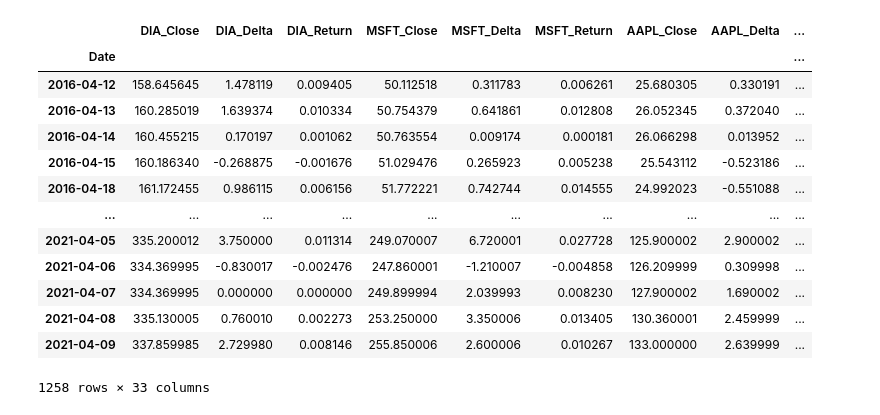
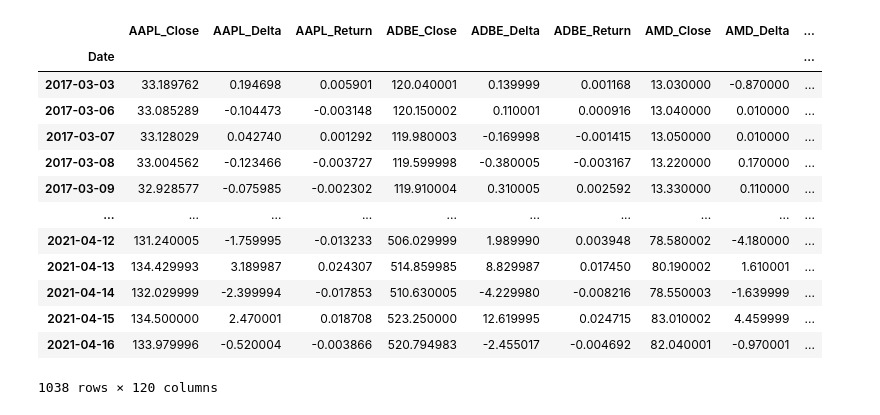
Before and after one commit to jmf1sh/jmf1sh.github.io, a Jupyter notebook: notebooks/2021-04-08-portfolio.ipynb, the cells around one changed output. Saved outputs shown, nothing was run; the diff lists cells and outputs as text; code cells hidden in the pictures.

```diff
--- a/notebooks/2021-04-08-portfolio.ipynb
+++ b/notebooks/2021-04-08-portfolio.ipynb
@@ -7,47 +7,86 @@ sns.set()
 import pandas as pd
 import yfinance as yf
 # %%
-symbols = ["DIA", "MSFT", "AAPL", "VAW", "VB", "XRT", "IVV", "GOOG", "JNJ", "SHOP", "AMC"]
+#https://finance.yahoo.com/most-active/heatmap
+
+symbols = [
+    #"DIA",
+    "MSFT", "AAPL",
+    "AMZN",
+    #"VAW", "VB", "XRT",
+    #"IVV",
+    "GOOG", "JNJ", "SHOP",
+    #"AMC",
+    "PLD",
+    "AMT", "CCI", "EQIX",
+    #"GME",
+    "UBER", "TSLA",
+    "NFLX", "NVDA", "TXN", "COST", "INTC", "PEP", "ADBE",
+    "NEM", "SCCO", "JPM", "TMO", "MSOS",
+    "VBF"
+]
+symbols = [
+    # from my Investopedia
+    "IVV", "DIA", "AAPL", "GOOG", "VB", "VAW", "XRT", "JNJ", "PLD", "JPM", "TMO", #"PLTR",
+
+    # new stonks to consider
+    "MSFT", "AMZN", "AMT", "CCI", "EQIX", #"UBER",
+    #"TSLA",
+    "NFLX", "NVDA", "TXN", "COST", "INTC", "PEP", "ADBE",
+    "NEM",  #"MSOS",
+    "VBF",
+    "PFE", "WFC",
+
+    "BAC", "CSCO", "XOM", "T",  "AZN",
+    "BABA", "BMY", "GE", "AMD", "C", #"BACHF",
+    "SNAP",
+
+    # blacklisted (useless?)
+    "SCCO", "VAW", "V",
+]
+symbols = list(set(symbols))
+
+symbols.sort()
 
 def get_history(*symbols):
     dfs = []
     for symbol in symbols:
         hist = yf.Ticker(symbol).history(period="5y")
         rename = {col: f"{symbol}_{col}" for col in hist.columns}
         hist = hist.rename(columns=rename)
         hist = hist.sort_index()
         hist
         close = hist[f"{symbol}_Close"].values
         delta = close[1:] - close[:-1]
         hist[f"{symbol}_Delta"] = [None] + list(delta)
         hist[f"{symbol}_Return"] = [None] + list(delta / close[:-1])
         hist = hist.dropna()
         hist = hist[[f"{symbol}_Close", f"{symbol}_Delta", f"{symbol}_Return"]]
         hist
         dfs.append(hist)
 
     df = dfs[0]
 
     for other in dfs[1:]:
         df = df.merge(other, on="Date")
 
     df = df.dropna()
     return df
 
 df = get_history(*symbols)
 df
 # %% [output]
-|  | DIA_Close | DIA_Delta | DIA_Return | MSFT_Close | MSFT_Delta | MSFT_Return | AAPL_Close | AAPL_Delta | ... |
+|  | AAPL_Close | AAPL_Delta | AAPL_Return | ADBE_Close | ADBE_Delta | ADBE_Return | AMD_Close | AMD_Delta | ... |
 | Date |  |  |  |  |  |  |  |  | ... |
-| 2016-04-12 | 158.645645 | 1.478119 | 0.009405 | 50.112518 | 0.311783 | 0.006261 | 25.680305 | 0.330191 | ... |
-| 2016-04-13 | 160.285019 | 1.639374 | 0.010334 | 50.754379 | 0.641861 | 0.012808 | 26.052345 | 0.372040 | ... |
-| 2016-04-14 | 160.455215 | 0.170197 | 0.001062 | 50.763554 | 0.009174 | 0.000181 | 26.066298 | 0.013952 | ... |
-| 2016-04-15 | 160.186340 | -0.268875 | -0.001676 | 51.029476 | 0.265923 | 0.005238 | 25.543112 | -0.523186 | ... |
-| 2016-04-18 | 161.172455 | 0.986115 | 0.006156 | 51.772221 | 0.742744 | 0.014555 | 24.992023 | -0.551088 | ... |
+| 2017-03-03 | 33.189762 | 0.194698 | 0.005901 | 120.040001 | 0.139999 | 0.001168 | 13.030000 | -0.870000 | ... |
+| 2017-03-06 | 33.085289 | -0.104473 | -0.003148 | 120.150002 | 0.110001 | 0.000916 | 13.040000 | 0.010000 | ... |
+| 2017-03-07 | 33.128029 | 0.042740 | 0.001292 | 119.980003 | -0.169998 | -0.001415 | 13.050000 | 0.010000 | ... |
+| 2017-03-08 | 33.004562 | -0.123466 | -0.003727 | 119.599998 | -0.380005 | -0.003167 | 13.220000 | 0.170000 | ... |
+| 2017-03-09 | 32.928577 | -0.075985 | -0.002302 | 119.910004 | 0.310005 | 0.002592 | 13.330000 | 0.110000 | ... |
 | ... | ... | ... | ... | ... | ... | ... | ... | ... | ... |
-| 2021-04-05 | 335.200012 | 3.750000 | 0.011314 | 249.070007 | 6.720001 | 0.027728 | 125.900002 | 2.900002 | ... |
-| 2021-04-06 | 334.369995 | -0.830017 | -0.002476 | 247.860001 | -1.210007 | -0.004858 | 126.209999 | 0.309998 | ... |
-| 2021-04-07 | 334.369995 | 0.000000 | 0.000000 | 249.899994 | 2.039993 | 0.008230 | 127.900002 | 1.690002 | ... |
-| 2021-04-08 | 335.130005 | 0.760010 | 0.002273 | 253.250000 | 3.350006 | 0.013405 | 130.360001 | 2.459999 | ... |
-| 2021-04-09 | 337.859985 | 2.729980 | 0.008146 | 255.850006 | 2.600006 | 0.010267 | 133.000000 | 2.639999 | ... |
+| 2021-04-12 | 131.240005 | -1.759995 | -0.013233 | 506.029999 | 1.989990 | 0.003948 | 78.580002 | -4.180000 | ... |
+| 2021-04-13 | 134.429993 | 3.189987 | 0.024307 | 514.859985 | 8.829987 | 0.017450 | 80.190002 | 1.610001 | ... |
+| 2021-04-14 | 132.029999 | -2.399994 | -0.017853 | 510.630005 | -4.229980 | -0.008216 | 78.550003 | -1.639999 | ... |
+| 2021-04-15 | 134.500000 | 2.470001 | 0.018708 | 523.250000 | 12.619995 | 0.024715 | 83.010002 | 4.459999 | ... |
+| 2021-04-16 | 133.979996 | -0.520004 | -0.003866 | 520.794983 | -2.455017 | -0.004692 | 82.040001 | -0.970001 | ... |
-1258 rows × 33 columns
+1038 rows × 120 columns
```
Also changed, not shown: parts of 17 cells of this notebook.
